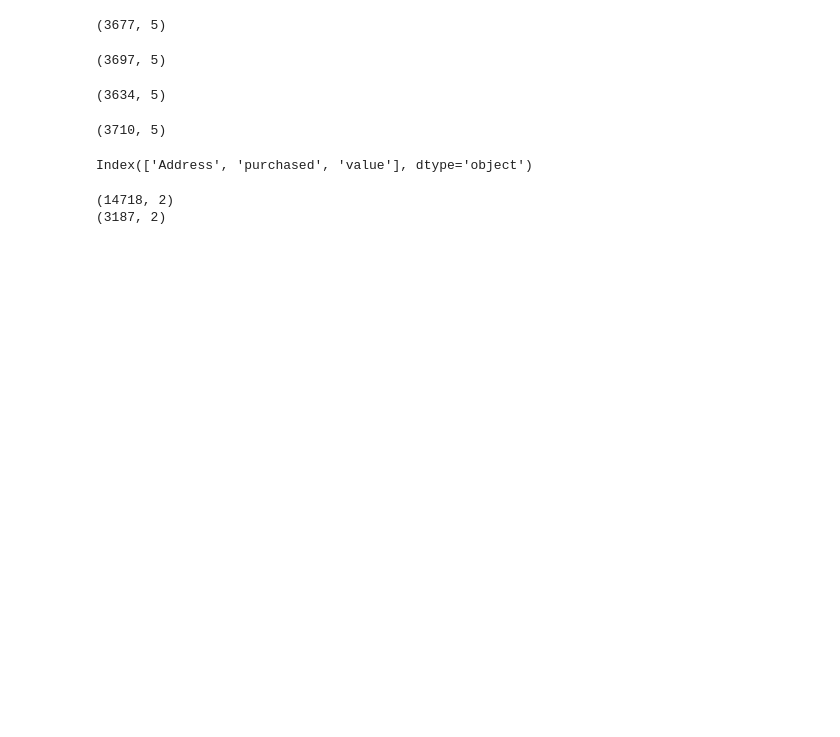
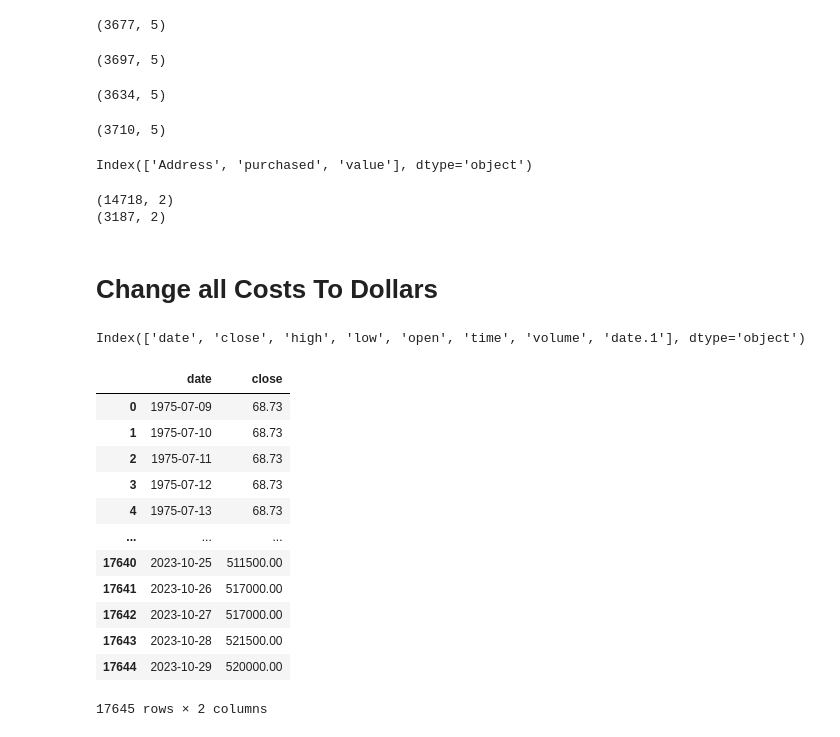
Before and after one commit to AmirmahdiGolahmar/Iranian_HEIS, a Jupyter notebook: data/zeinab_notebook.ipynb, the cells around one changed output. Cells and saved outputs as stored; diff of their text form; code cells hidden in the pictures; blank space fills up the shorter version.

```diff
--- a/data/zeinab_notebook.ipynb
+++ b/data/zeinab_notebook.ipynb
@@ -403,3 +408,12 @@ print(all_r.shape)
 # %%
 all_u.to_csv('all_u.csv', encoding='utf-8', index=False)
 all_r.to_csv('all_r.csv', encoding='utf-8', index=False)
+# %% [markdown]
+# Change all Costs To Dollars
+# %%
+# read Dollars file
+dollar = pd.read_csv("/Users/zeinab/Downloads/Project1_data/Dollar+.csv")
+# %%
+dollar.keys()
+# %% [output]
+Index(['date', 'close', 'high', 'low', 'open', 'time', 'volume', 'date.1'], dtype='object')
@@ -405,0 +422,16 @@ all_r.to_csv('all_r.csv', encoding='utf-8', index=False)
+# %%
+dollar
+# %% [output]
+|  | date | close |
+| 0 | 1975-07-09 | 68.73 |
+| 1 | 1975-07-10 | 68.73 |
+| 2 | 1975-07-11 | 68.73 |
+| 3 | 1975-07-12 | 68.73 |
+| 4 | 1975-07-13 | 68.73 |
+| ... | ... | ... |
+| 17640 | 2023-10-25 | 511500.00 |
+| 17641 | 2023-10-26 | 517000.00 |
+| 17642 | 2023-10-27 | 517000.00 |
+| 17643 | 2023-10-28 | 521500.00 |
+| 17644 | 2023-10-29 | 520000.00 |
+17645 rows × 2 columns
```
Also changed, not shown: parts of 24 cells of this notebook.
